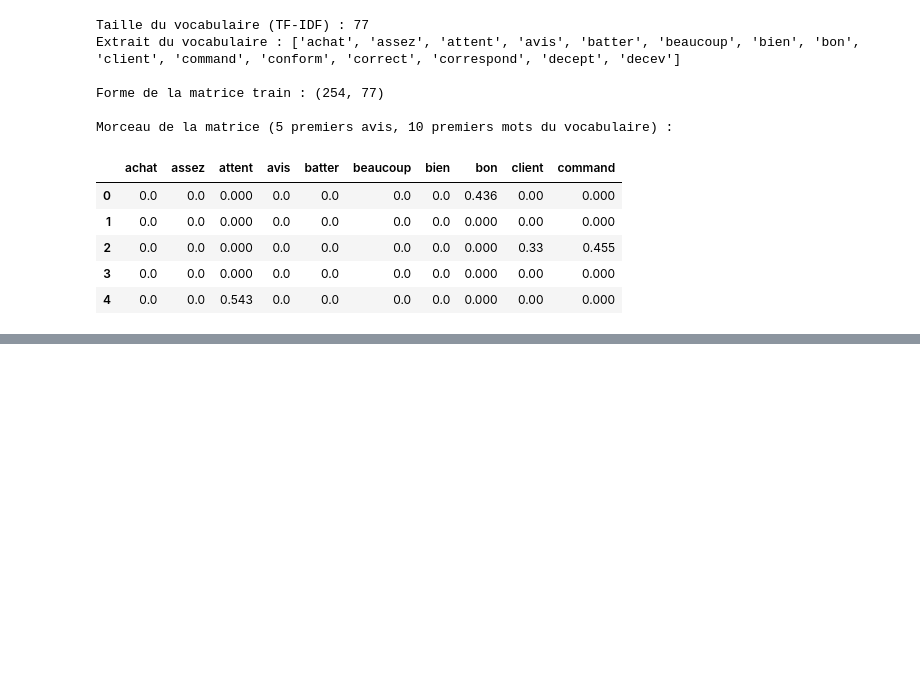
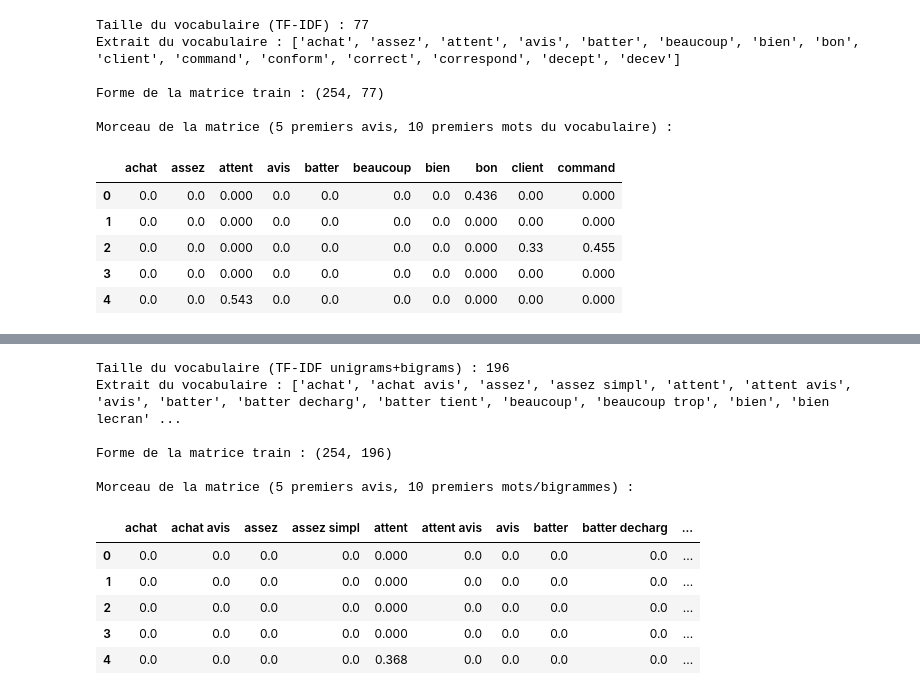
Before and after one commit to Damstat/atelier_prepa_donnees_textuelles, a Jupyter notebook: notebooks/atelier_prepa_donnees_textuelles.ipynb, the cells around one changed output, grey strips where cells are left out. Drawn from its saved outputs; the diff is of its cells as text; code cells hidden in the pictures; blank space fills up the shorter version.

Commit message:
P6.3: Vectorisation TF-IDF avec unigrams et bigrams

```diff
--- a/notebooks/atelier_prepa_donnees_textuelles.ipynb
+++ b/notebooks/atelier_prepa_donnees_textuelles.ipynb
@@ -742,0 +745,28 @@ Morceau de la matrice (5 premiers avis, 10 premiers mots du vocabulaire) :
+# %%
+tfidf_bigram_vectorizer = TfidfVectorizer(ngram_range=(1, 2))
+X_train_tfidf_bigram = tfidf_bigram_vectorizer.fit_transform(X_train)
+X_test_tfidf_bigram = tfidf_bigram_vectorizer.transform(X_test)
+
+vocabulaire_bigram = tfidf_bigram_vectorizer.get_feature_names_out()
+print(f"Taille du vocabulaire (TF-IDF unigrams+bigrams) : {len(vocabulaire_bigram)}")
+print(f"Extrait du vocabulaire : {list(vocabulaire_bigram[:15])}")
+print(f"\nForme de la matrice train : {X_train_tfidf_bigram.shape}")
+
+print("\nMorceau de la matrice (5 premiers avis, 10 premiers mots/bigrammes) :")
+pd.DataFrame(
+    X_train_tfidf_bigram[:5, :10].toarray().round(3),
+    columns=vocabulaire_bigram[:10]
+)
+# %% [output]
+Taille du vocabulaire (TF-IDF unigrams+bigrams) : 196
+Extrait du vocabulaire : ['achat', 'achat avis', 'assez', 'assez simpl', 'attent', 'attent avis', 'avis', 'batter', 'batter decharg', 'batter tient', 'beaucoup', 'beaucoup trop', 'bien', 'bien lecran' ...
+
+Forme de la matrice train : (254, 196)
+
+Morceau de la matrice (5 premiers avis, 10 premiers mots/bigrammes) :
+|  | achat | achat avis | assez | assez simpl | attent | attent avis | avis | batter | batter decharg | ... |
+| 0 | 0.0 | 0.0 | 0.0 | 0.0 | 0.000 | 0.0 | 0.0 | 0.0 | 0.0 | ... |
+| 1 | 0.0 | 0.0 | 0.0 | 0.0 | 0.000 | 0.0 | 0.0 | 0.0 | 0.0 | ... |
+| 2 | 0.0 | 0.0 | 0.0 | 0.0 | 0.000 | 0.0 | 0.0 | 0.0 | 0.0 | ... |
+| 3 | 0.0 | 0.0 | 0.0 | 0.0 | 0.000 | 0.0 | 0.0 | 0.0 | 0.0 | ... |
+| 4 | 0.0 | 0.0 | 0.0 | 0.0 | 0.368 | 0.0 | 0.0 | 0.0 | 0.0 | ... |
```
Also changed, not shown: parts of 1 cell of this notebook.
